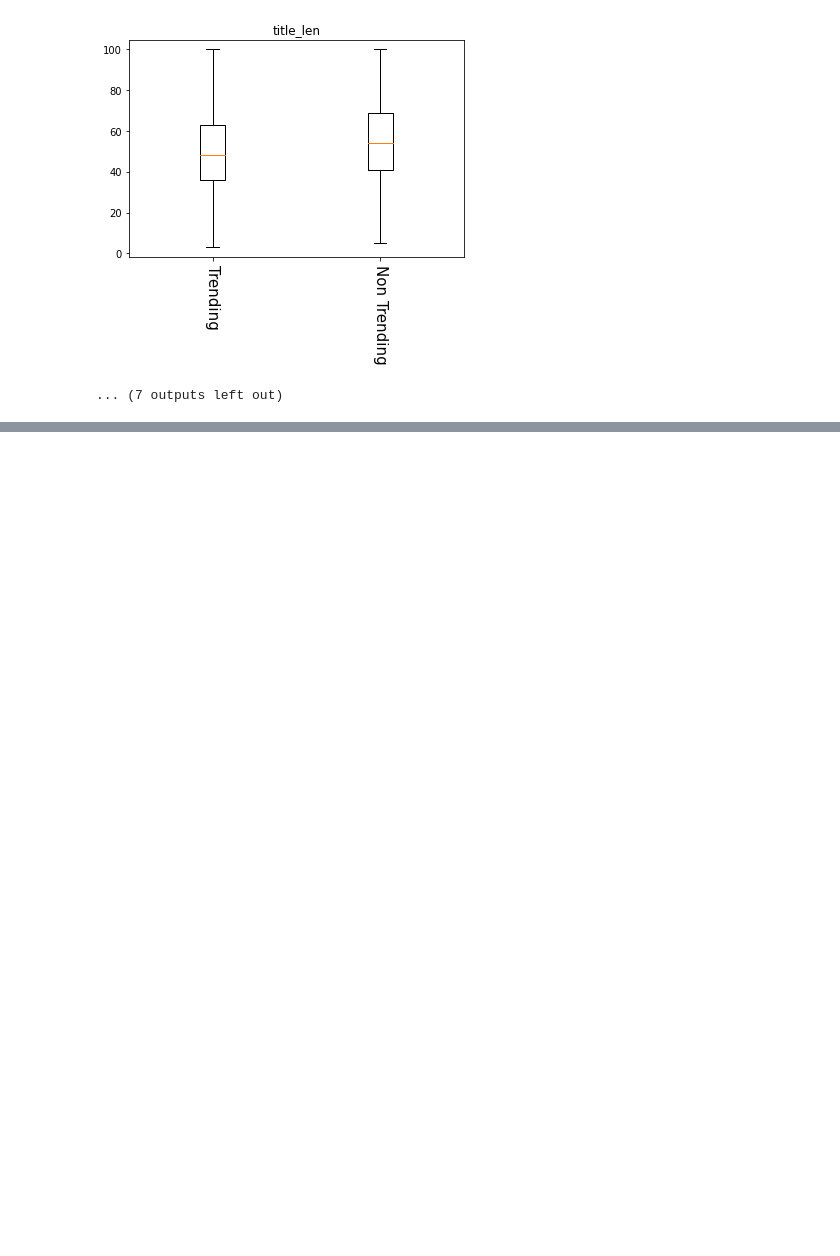
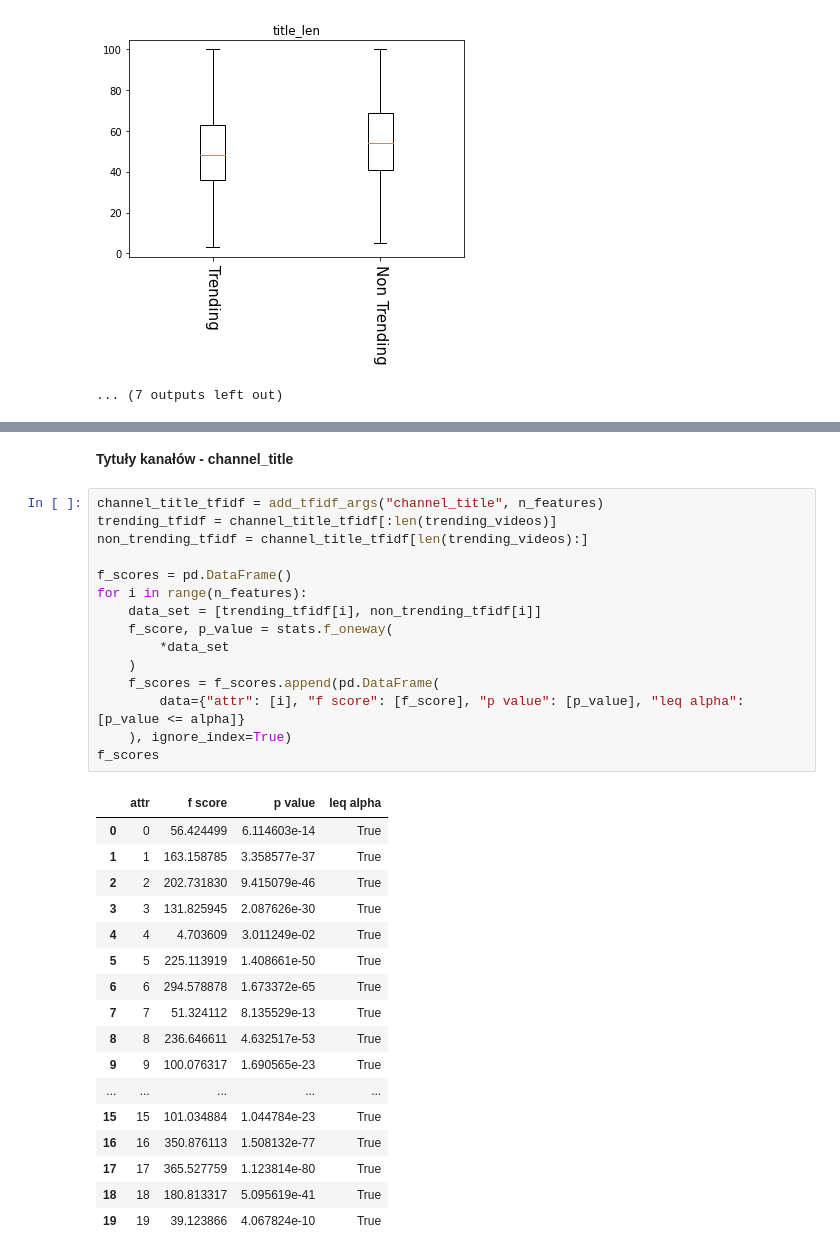
Before and after one commit to DominikKossinski/PED, a Jupyter notebook: notebooks/PED_5.ipynb, the cells around one changed output, grey strips where cells are left out. Cells and saved outputs as stored; diff of their text form; blank space fills up the shorter version.

```diff
--- a/notebooks/PED_5.ipynb
+++ b/notebooks/PED_5.ipynb
@@ -452,0 +461,35 @@ non_trending_videos
+# %% [markdown]
+**Tytuły kanałów - channel_title**
+# %%
+channel_title_tfidf = add_tfidf_args("channel_title", n_features)
+trending_tfidf = channel_title_tfidf[:len(trending_videos)]
+non_trending_tfidf = channel_title_tfidf[len(trending_videos):]
+
+f_scores = pd.DataFrame()
+for i in range(n_features):
+    data_set = [trending_tfidf[i], non_trending_tfidf[i]]
+    f_score, p_value = stats.f_oneway(
+        *data_set
+    )
+    f_scores = f_scores.append(pd.DataFrame(
+        data={"attr": [i], "f score": [f_score], "p value": [p_value], "leq alpha": [p_value <= alpha]}
+    ), ignore_index=True)
+f_scores
+# %% [output]
+|  | attr | f score | p value | leq alpha |
+| 0 | 0 | 56.424499 | 6.114603e-14 | True |
+| 1 | 1 | 163.158785 | 3.358577e-37 | True |
+| 2 | 2 | 202.731830 | 9.415079e-46 | True |
+| 3 | 3 | 131.825945 | 2.087626e-30 | True |
+| 4 | 4 | 4.703609 | 3.011249e-02 | True |
+| 5 | 5 | 225.113919 | 1.408661e-50 | True |
+| 6 | 6 | 294.578878 | 1.673372e-65 | True |
+| 7 | 7 | 51.324112 | 8.135529e-13 | True |
+| 8 | 8 | 236.646611 | 4.632517e-53 | True |
+| 9 | 9 | 100.076317 | 1.690565e-23 | True |
+| ... | ... | ... | ... | ... |
+| 15 | 15 | 101.034884 | 1.044784e-23 | True |
+| 16 | 16 | 350.876113 | 1.508132e-77 | True |
+| 17 | 17 | 365.527759 | 1.123814e-80 | True |
+| 18 | 18 | 180.813317 | 5.095619e-41 | True |
+| 19 | 19 | 39.123866 | 4.067824e-10 | True |
```
Also changed, not shown: parts of 16 cells of this notebook, 8 other files.
